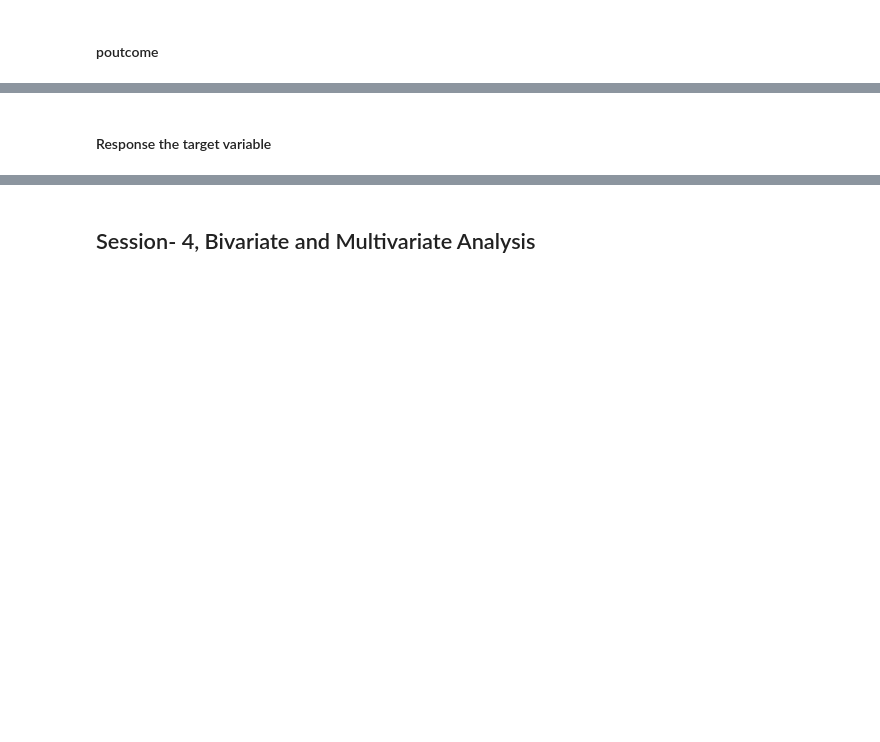
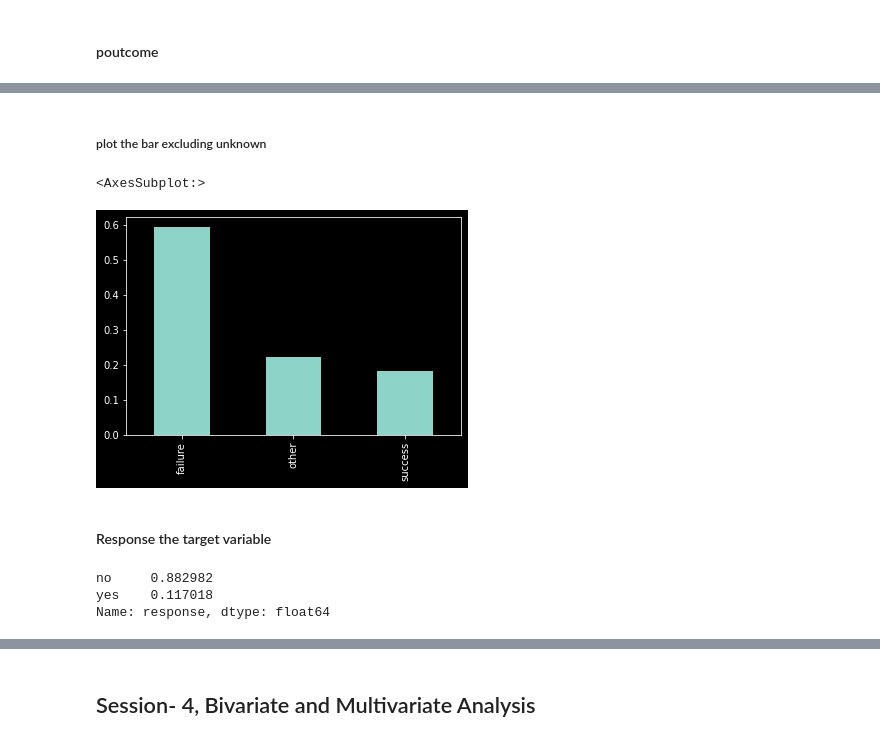
Before and after one commit to ameyabits/EDA, a Jupyter notebook: Banking_Analysis/Banking_Telemarketing_Analysis/Src/Notebooks/Bank Telemarketing/bank.ipynb, the cells around one changed output, grey strips where cells are left out. Saved outputs shown, nothing was run; the diff lists cells and outputs as text; code cells hidden in the pictures; blank space fills up the shorter version.

```diff
--- a/Banking_Analysis/Banking_Telemarketing_Analysis/Src/Notebooks/Bank Telemarketing/bank.ipynb
+++ b/Banking_Analysis/Banking_Telemarketing_Analysis/Src/Notebooks/Bank Telemarketing/bank.ipynb
@@ -510,6 +539,18 @@ Ordered variables have some kind of ordering. Some examples of bank marketing da
+# %% [markdown]
+##### plot the bar excluding unknown
+# %%
+bankdfcopy[~(bankdfcopy.poutcome=='unknown')].poutcome.value_counts(normalize=True).plot.bar()
+# %% [output]
+<AxesSubplot:>
+[figure, added]
 # %% [markdown]
 #### Response the target variable
 # %%
 #calculate the percentage of each response category.
+bankdfcopy.response.value_counts(normalize=True)
+# %% [output]
+no     0.882982
+yes    0.117018
+Name: response, dtype: float64
 # %%
 #plot the pie chart of response categories
```
Also changed, not shown: parts of 44 cells of this notebook, 1 other file.
